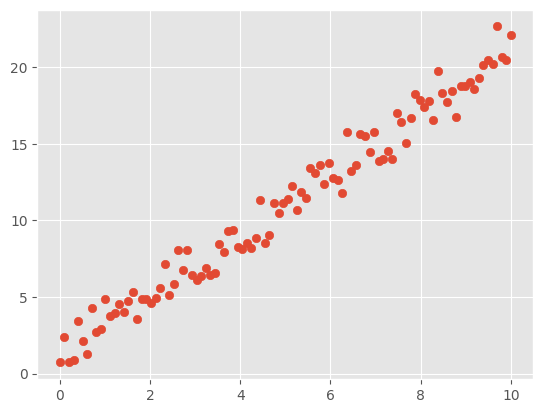
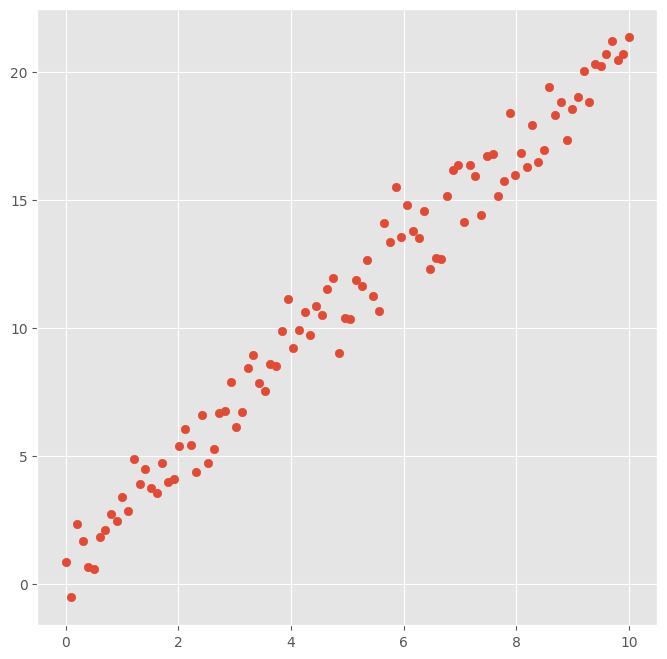
Unified diff of the notebook cell whose output changed from the first chart to the second:
--- before
+++ after
@@ -1,4 +1,5 @@
 x = np.linspace(0,10,100)
 y = 2*x+1 + np.random.normal(0,1,100)
+plt.figure(figsize=(8,8))
 plt.style.use('ggplot')
 plt.scatter(x, y)

Commit: Happy New Month.